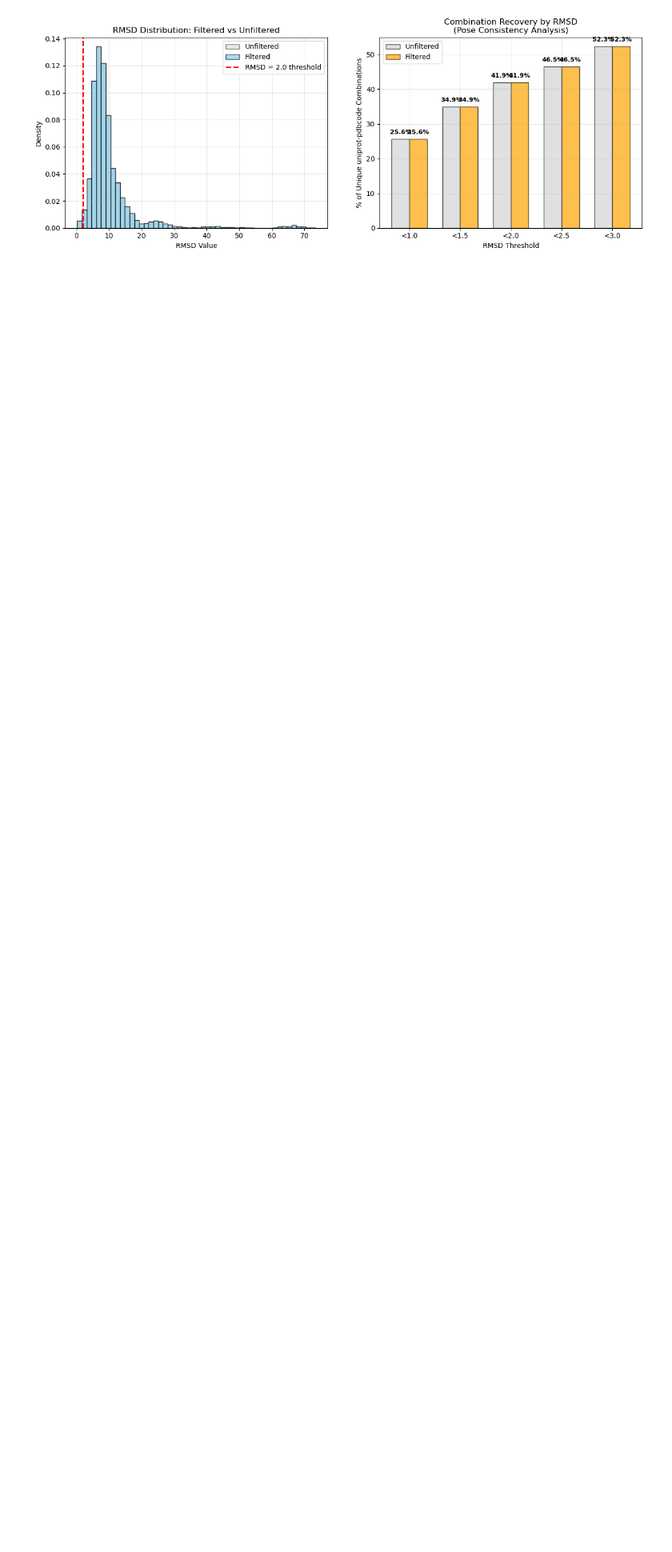
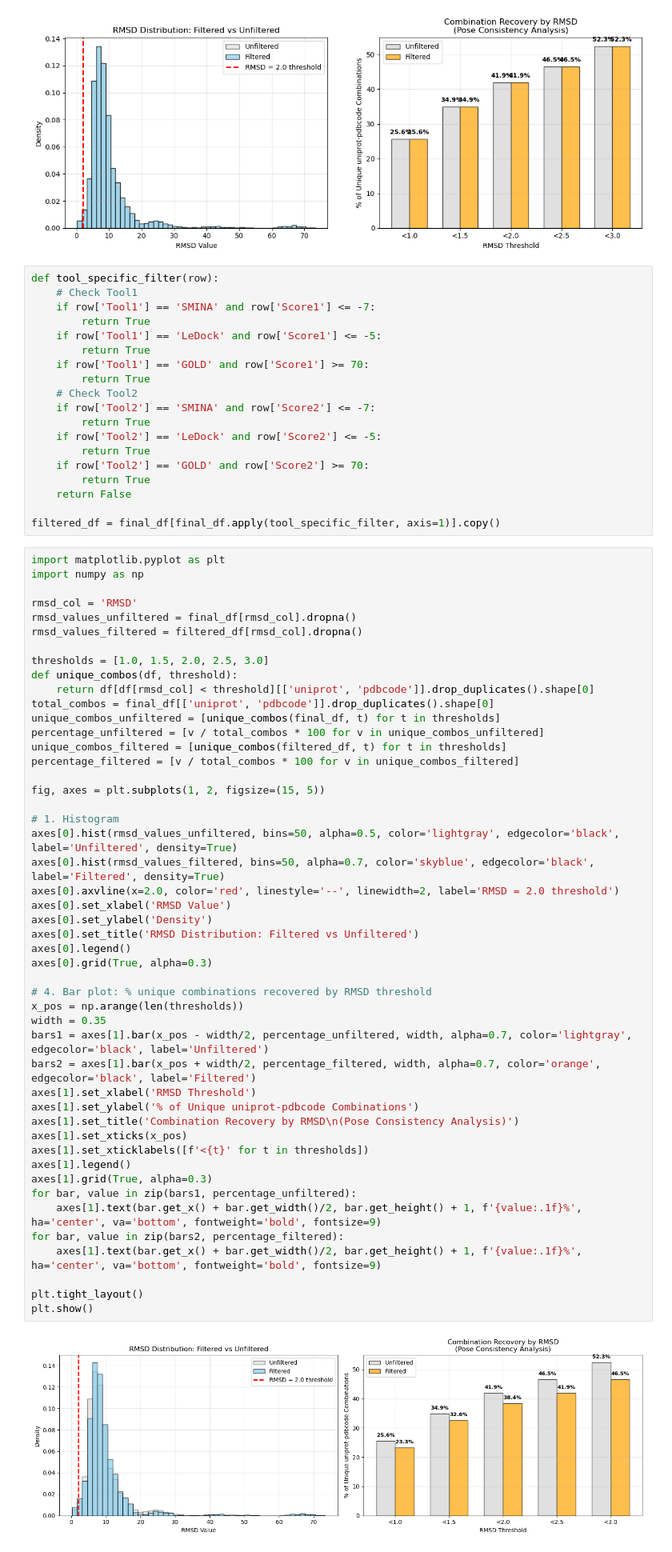
Before and after one commit to costbio/analyze_consensusdock, a Jupyter notebook: analysis_2025_06_10.ipynb, the cells around one changed output. Shown: that part at 80% size. Cells and saved outputs as stored; diff of their text form; blank space fills up the shorter version.

```diff
--- a/analysis_2025_06_10.ipynb
+++ b/analysis_2025_06_10.ipynb
@@ -490,3 +490,72 @@ for bar, value in zip(bars2, percentage_filtered):
     axes[1].text(bar.get_x() + bar.get_width()/2, bar.get_height() + 1, f'{value:.1f}%', ha='center', va='bottom', fontweight='bold', fontsize=9)
 # %% [output]
 [figure]
+# %%
+def tool_specific_filter(row):
+    # Check Tool1
+    if row['Tool1'] == 'SMINA' and row['Score1'] <= -7:
+        return True
+    if row['Tool1'] == 'LeDock' and row['Score1'] <= -5:
+        return True
+    if row['Tool1'] == 'GOLD' and row['Score1'] >= 70:
+        return True
+    # Check Tool2
+    if row['Tool2'] == 'SMINA' and row['Score2'] <= -7:
+        return True
+    if row['Tool2'] == 'LeDock' and row['Score2'] <= -5:
+        return True
+    if row['Tool2'] == 'GOLD' and row['Score2'] >= 70:
+        return True
+    return False
+
+filtered_df = final_df[final_df.apply(tool_specific_filter, axis=1)].copy()
+# %%
+import matplotlib.pyplot as plt
+import numpy as np
+
+rmsd_col = 'RMSD'
+rmsd_values_unfiltered = final_df[rmsd_col].dropna()
+rmsd_values_filtered = filtered_df[rmsd_col].dropna()
+
+thresholds = [1.0, 1.5, 2.0, 2.5, 3.0]
+def unique_combos(df, threshold):
+    return df[df[rmsd_col] < threshold][['uniprot', 'pdbcode']].drop_duplicates().shape[0]
+total_combos = final_df[['uniprot', 'pdbcode']].drop_duplicates().shape[0]
+unique_combos_unfiltered = [unique_combos(final_df, t) for t in thresholds]
+percentage_unfiltered = [v / total_combos * 100 for v in unique_combos_unfiltered]
+unique_combos_filtered = [unique_combos(filtered_df, t) for t in thresholds]
+percentage_filtered = [v / total_combos * 100 for v in unique_combos_filtered]
+
+fig, axes = plt.subplots(1, 2, figsize=(15, 5))
+
+# 1. Histogram
+axes[0].hist(rmsd_values_unfiltered, bins=50, alpha=0.5, color='lightgray', edgecolor='black', label='Unfiltered', density=True)
+axes[0].hist(rmsd_values_filtered, bins=50, alpha=0.7, color='skyblue', edgecolor='black', label='Filtered', density=True)
+axes[0].axvline(x=2.0, color='red', linestyle='--', linewidth=2, label='RMSD = 2.0 threshold')
+axes[0].set_xlabel('RMSD Value')
+axes[0].set_ylabel('Density')
+axes[0].set_title('RMSD Distribution: Filtered vs Unfiltered')
+axes[0].legend()
+axes[0].grid(True, alpha=0.3)
+
+# 4. Bar plot: % unique combinations recovered by RMSD threshold
+x_pos = np.arange(len(thresholds))
+width = 0.35
+bars1 = axes[1].bar(x_pos - width/2, percentage_unfiltered, width, alpha=0.7, color='lightgray', edgecolor='black', label='Unfiltered')
+bars2 = axes[1].bar(x_pos + width/2, percentage_filtered, width, alpha=0.7, color='orange', edgecolor='black', label='Filtered')
+axes[1].set_xlabel('RMSD Threshold')
+axes[1].set_ylabel('% of Unique uniprot-pdbcode Combinations')
+axes[1].set_title('Combination Recovery by RMSD\n(Pose Consistency Analysis)')
+axes[1].set_xticks(x_pos)
+axes[1].set_xticklabels([f'<{t}' for t in thresholds])
+axes[1].legend()
+axes[1].grid(True, alpha=0.3)
+for bar, value in zip(bars1, percentage_unfiltered):
+    axes[1].text(bar.get_x() + bar.get_width()/2, bar.get_height() + 1, f'{value:.1f}%', ha='center', va='bottom', fontweight='bold', fontsize=9)
+for bar, value in zip(bars2, percentage_filtered):
+    axes[1].text(bar.get_x() + bar.get_width()/2, bar.get_height() + 1, f'{value:.1f}%', ha='center', va='bottom', fontweight='bold', fontsize=9)
+
+plt.tight_layout()
+plt.show()
+# %% [output]
+[figure, added]
```
Also changed, not shown: 1 other file.
